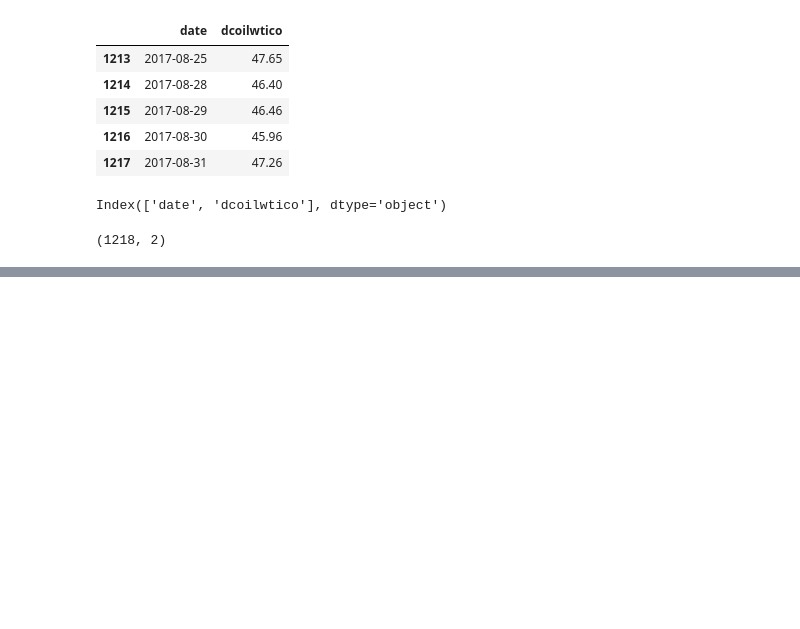
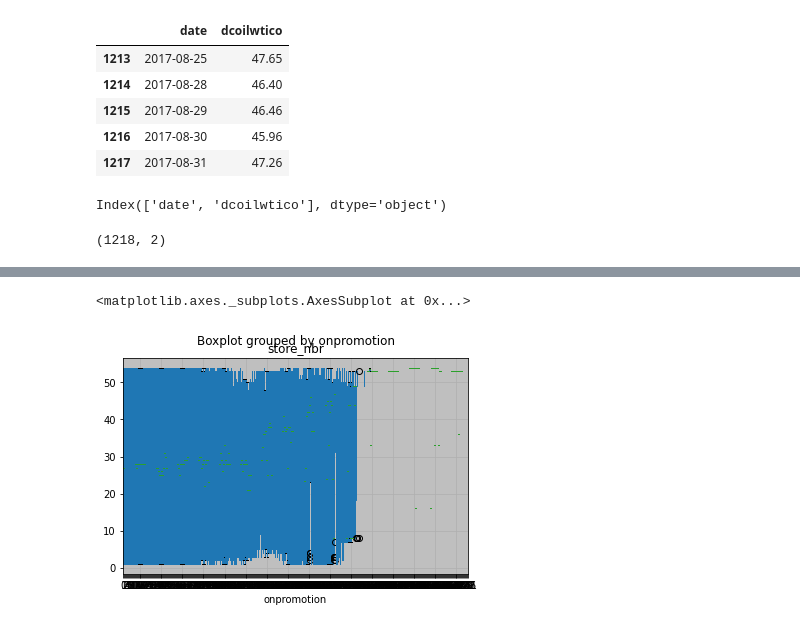
Before and after one commit to zuzanadostalova/Store_sales, a Jupyter notebook: Store_sales.ipynb, the cells around one changed output, grey strips where cells are left out. Saved outputs shown, nothing was run; the diff lists cells and outputs as text; code cells hidden in the pictures; blank space fills up the shorter version.

```diff
--- a/Store_sales.ipynb
+++ b/Store_sales.ipynb
@@ -555,0 +632,3 @@ data.shape
+# %%
+data = pd.read_csv('/content/drive/MyDrive/Colab Notebooks/store-sales-time-series-forecasting/train.csv')
+data.head()
@@ -555,0 +642,6 @@ data.shape
+# %%
+# For example:
+data.boxplot(column='store_nbr',by = 'onpromotion')
+# %% [output]
+<matplotlib.axes._subplots.AxesSubplot at 0x...>
+[figure, added]
```
Also changed, not shown: parts of 12 cells of this notebook.
